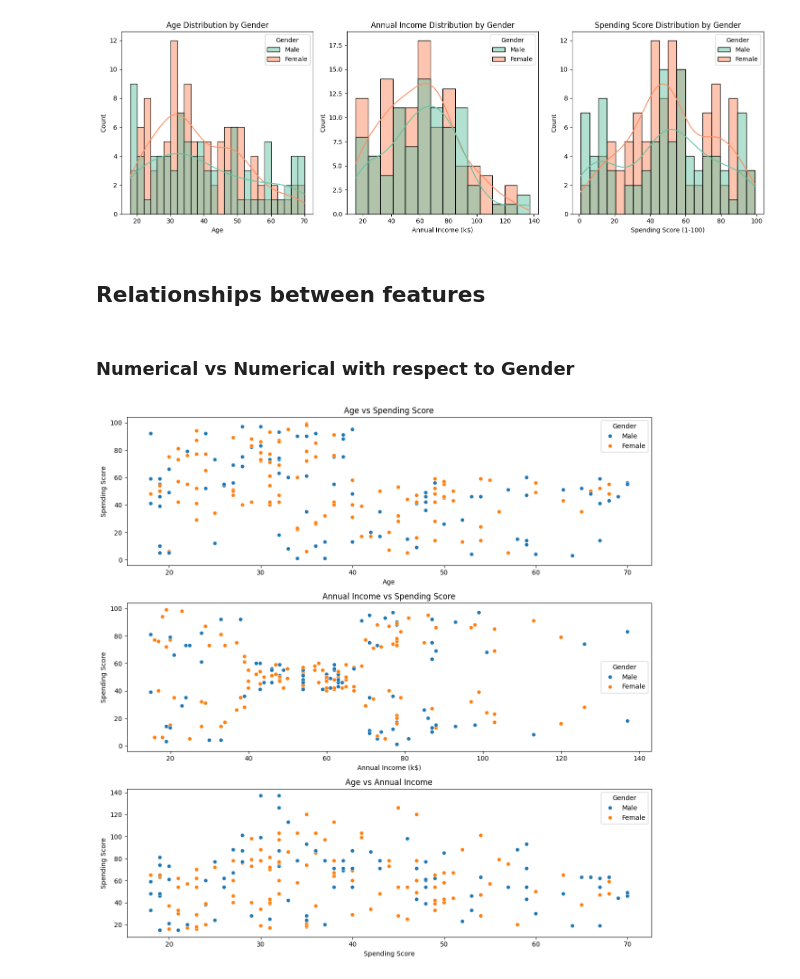
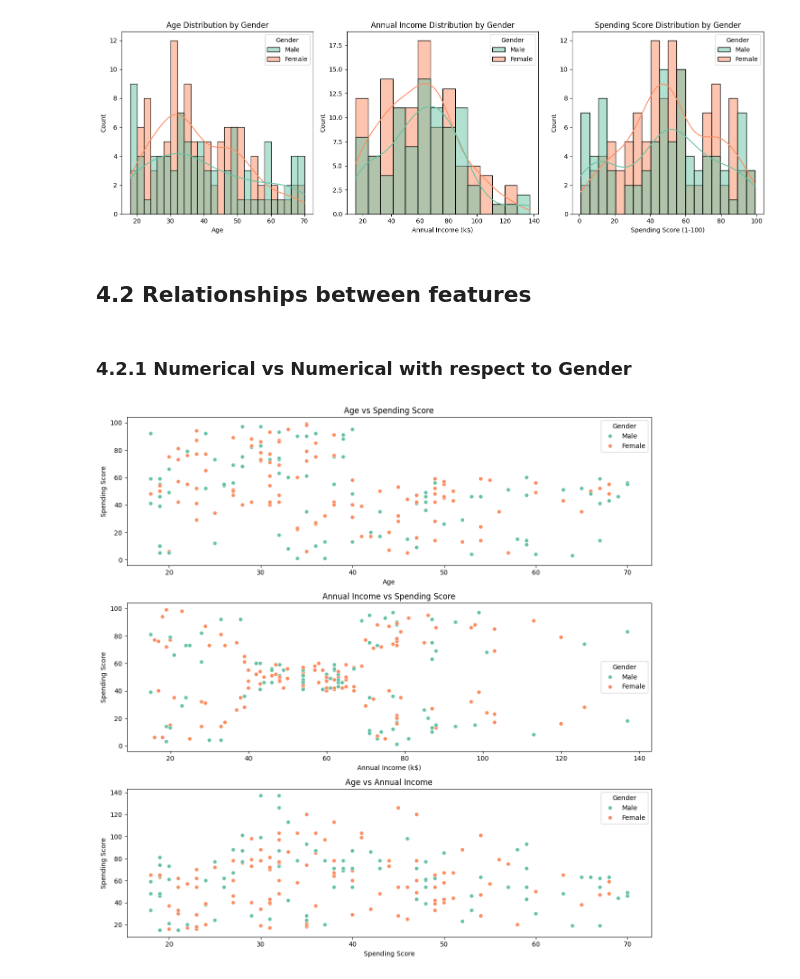
Before and after one commit to Zayed-2211/mall-customer-analysis, a Jupyter notebook: notebook.ipynb, the cells around one changed output. Saved outputs shown, nothing was run; the diff lists cells and outputs as text; code cells hidden in the pictures.

```diff
--- a/notebook.ipynb
+++ b/notebook.ipynb
@@ -251,35 +249,35 @@ plt.show()
 <Figure size 1500x800 with 0 Axes>
 [figure]
 # %% [markdown]
-## Relationships between features
+## 4.2 Relationships between features
 # %% [markdown]
-### Numerical vs Numerical with respect to Gender
+### 4.2.1 Numerical vs Numerical with respect to Gender
 # %%
 # Set up the figure and subplots
 fig, axes = plt.subplots(3, 1, figsize=(12, 12))  # 3 rows, 1 column, adjusting figure size for better view
 
 # Scatter plot for Age vs Spending Score
-sns.scatterplot(x='Age', y='Spending Score (1-100)', hue='Gender', data=df, ax=axes[0])
+sns.scatterplot(x='Age', y='Spending Score (1-100)', hue='Gender', data=df, ax=axes[0], palette='Set2')
 axes[0].set_title('Age vs Spending Score')
 axes[0].set_xlabel('Age')
 axes[0].set_ylabel('Spending Score')
 
 # Scatter plot for Annual Income vs Spending Score
-sns.scatterplot(x='Annual Income (k$)', y='Spending Score (1-100)', hue='Gender', data=df, ax=axes[1])
+sns.scatterplot(x='Annual Income (k$)', y='Spending Score (1-100)', hue='Gender', data=df, ax=axes[1], palette='Set2')
 axes[1].set_title('Annual Income vs Spending Score')
 axes[1].set_xlabel('Annual Income (k$)')
 axes[1].set_ylabel('Spending Score')
 
 # Scatter plot for Spending Score (Self-loop) - if you need comparison against itself
-sns.scatterplot(x='Age', y='Annual Income (k$)', hue='Gender', data=df, ax=axes[2])
+sns.scatterplot(x='Age', y='Annual Income (k$)', hue='Gender', data=df, ax=axes[2], palette='Set2')
 axes[2].set_title('Age vs Annual Income')
 axes[2].set_xlabel('Spending Score')
 axes[2].set_ylabel('Spending Score')
 
 # Adjust the layout to avoid overlap
 plt.tight_layout()
 
 # Show the plot
 plt.show()
 # %% [output]
-[figure, old version]
+[figure, new version]
```
Also changed, not shown: parts of 15 cells of this notebook.
